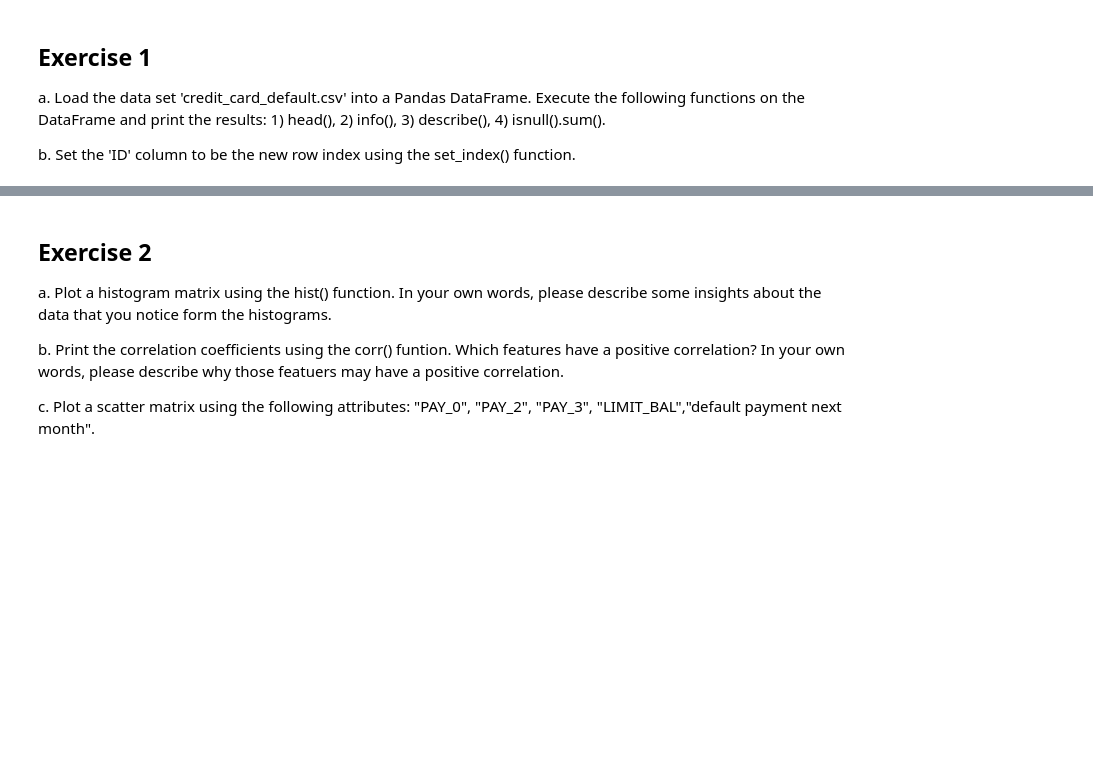
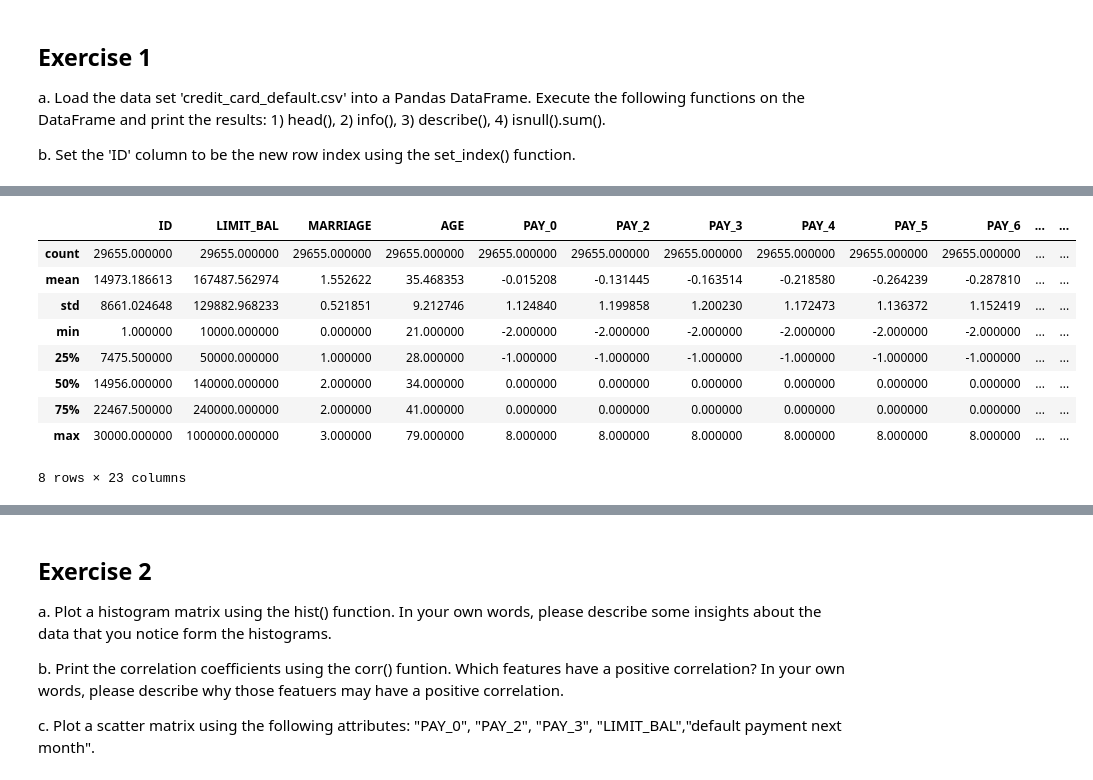
Before and after one commit to gfinley/CS3315, a Jupyter notebook: Lab2/Lab_2.ipynb, the cells around one changed output, grey strips where cells are left out. Saved outputs shown, nothing was run; the diff lists cells and outputs as text; code cells hidden in the pictures; blank space fills up the shorter version.

```diff
--- a/Lab2/Lab_2.ipynb
+++ b/Lab2/Lab_2.ipynb
@@ -34,0 +39,3 @@ b. Set the 'ID' column to be the new row index using the set_index() function.
+# %%
+#read in the data from the csv file
+df = pd.read_csv('credit_card_default.csv')
@@ -34,0 +72,13 @@ b. Set the 'ID' column to be the new row index using the set_index() function.
+# %%
+df.describe()
+# %% [output]
+|  | ID | LIMIT_BAL | MARRIAGE | AGE | PAY_0 | PAY_2 | PAY_3 | PAY_4 | PAY_5 | PAY_6 | ... | ... |
+| count | 29655.000000 | 29655.000000 | 29655.000000 | 29655.000000 | 29655.000000 | 29655.000000 | 29655.000000 | 29655.000000 | 29655.000000 | 29655.000000 | ... | ... |
+| mean | 14973.186613 | 167487.562974 | 1.552622 | 35.468353 | -0.015208 | -0.131445 | -0.163514 | -0.218580 | -0.264239 | -0.287810 | ... | ... |
+| std | 8661.024648 | 129882.968233 | 0.521851 | 9.212746 | 1.124840 | 1.199858 | 1.200230 | 1.172473 | 1.136372 | 1.152419 | ... | ... |
+| min | 1.000000 | 10000.000000 | 0.000000 | 21.000000 | -2.000000 | -2.000000 | -2.000000 | -2.000000 | -2.000000 | -2.000000 | ... | ... |
+| 25% | 7475.500000 | 50000.000000 | 1.000000 | 28.000000 | -1.000000 | -1.000000 | -1.000000 | -1.000000 | -1.000000 | -1.000000 | ... | ... |
+| 50% | 14956.000000 | 140000.000000 | 2.000000 | 34.000000 | 0.000000 | 0.000000 | 0.000000 | 0.000000 | 0.000000 | 0.000000 | ... | ... |
+| 75% | 22467.500000 | 240000.000000 | 2.000000 | 41.000000 | 0.000000 | 0.000000 | 0.000000 | 0.000000 | 0.000000 | 0.000000 | ... | ... |
+| max | 30000.000000 | 1000000.000000 | 3.000000 | 79.000000 | 8.000000 | 8.000000 | 8.000000 | 8.000000 | 8.000000 | 8.000000 | ... | ... |
+8 rows × 23 columns
```
Also changed, not shown: parts of 6 cells of this notebook.
